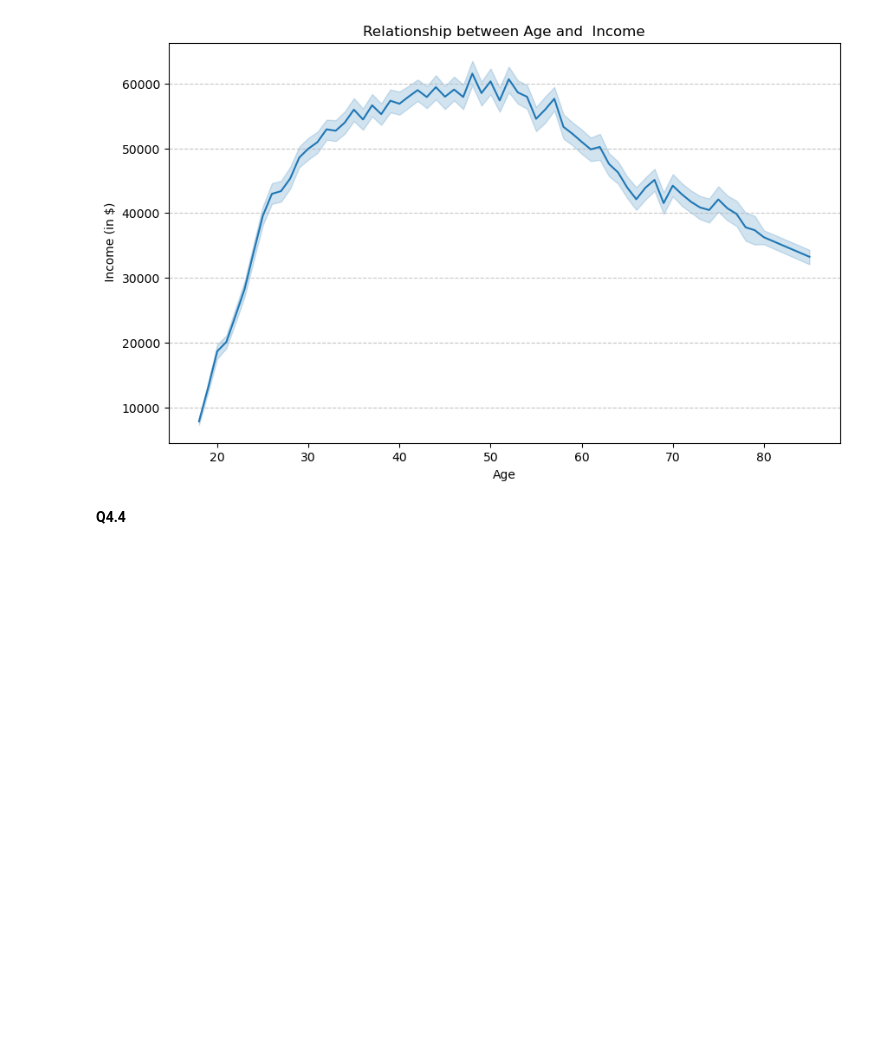
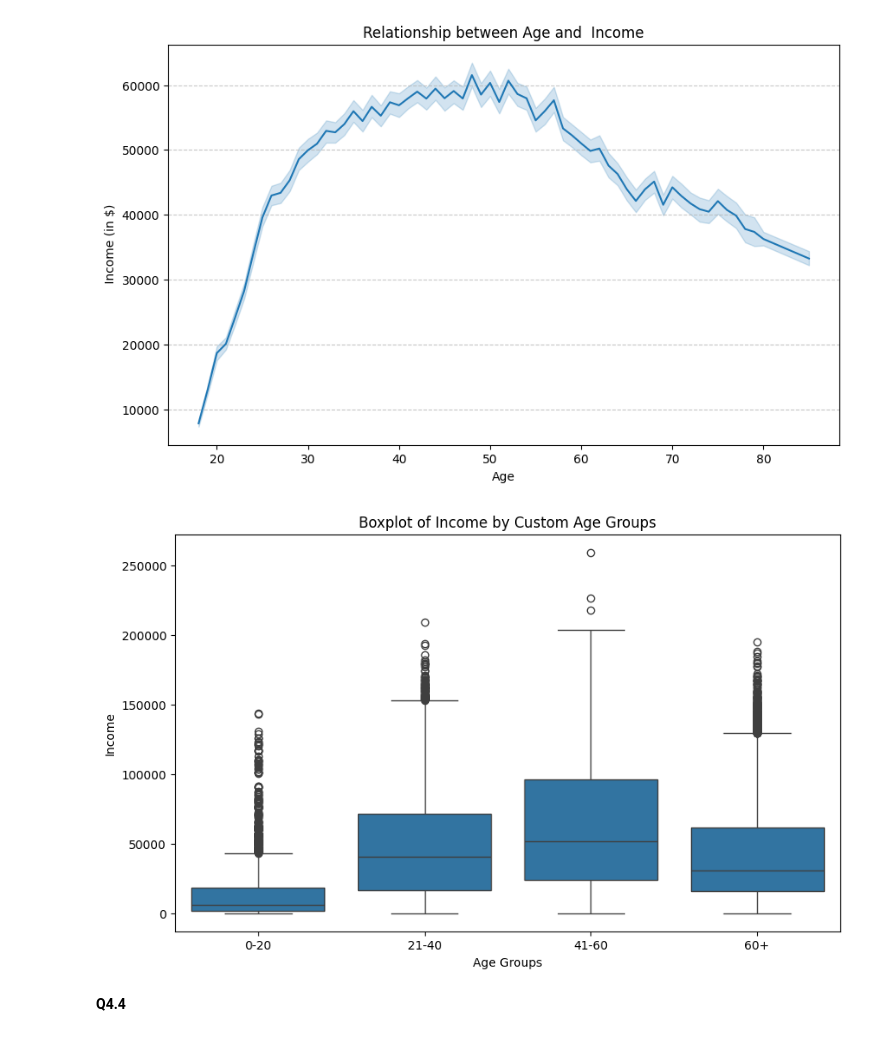
Before and after one commit to julienberman/CS-109a, a Jupyter notebook: psets/cs1090a_hw2/cs1090a_hw2.ipynb, the cells around one changed output. Cells and saved outputs as stored; diff of their text form; code cells hidden in the pictures; blank space fills up the shorter version.

```diff
--- a/psets/cs1090a_hw2/cs1090a_hw2.ipynb
+++ b/psets/cs1090a_hw2/cs1090a_hw2.ipynb
@@ -716,6 +716,17 @@ plt.grid(axis='y', linestyle='--', alpha=0.7)
 plt.show()
 # %% [output]
 [figure]
+# %%
+age_bins_custom = pd.cut(df_census['age'], bins=[0, 20, 40, 60, 100], labels=["0-20", "21-40", "41-60", "60+"])
+
+plt.figure(figsize=(10, 6))
+sns.boxplot(x=age_bins_custom, y=df_census['income'], data=df_census)
+plt.title('Boxplot of Income by Custom Age Groups')
+plt.xlabel('Age Groups')
+plt.ylabel('Income')
+plt.show()
+# %% [output]
+[figure, added]
 # %% [markdown]
 <!-- END QUESTION -->
 
```
Also changed, not shown: parts of 10 cells of this notebook, 5 other files.
